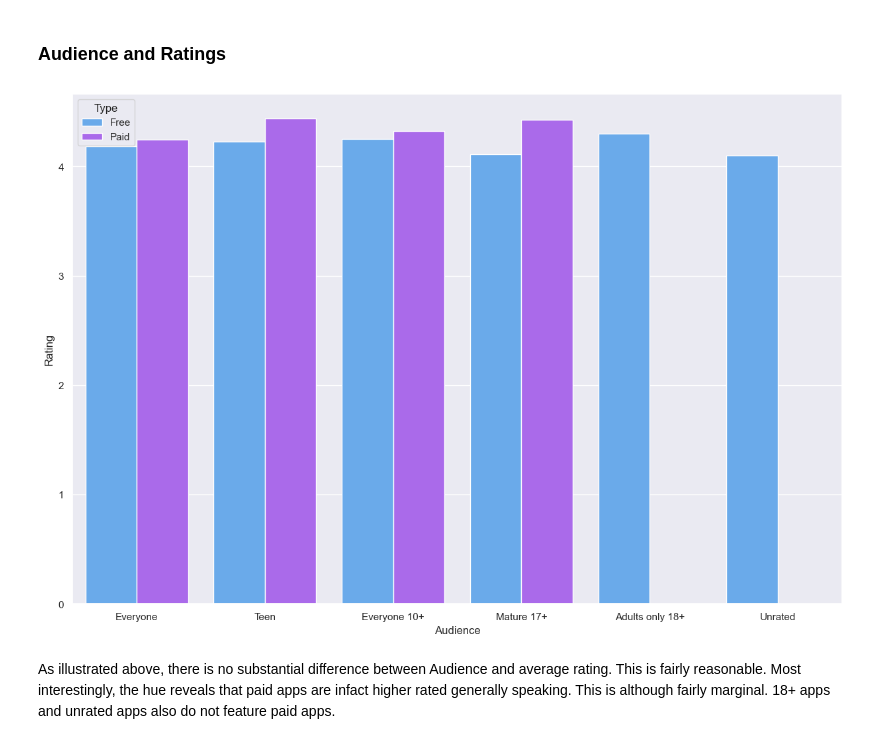
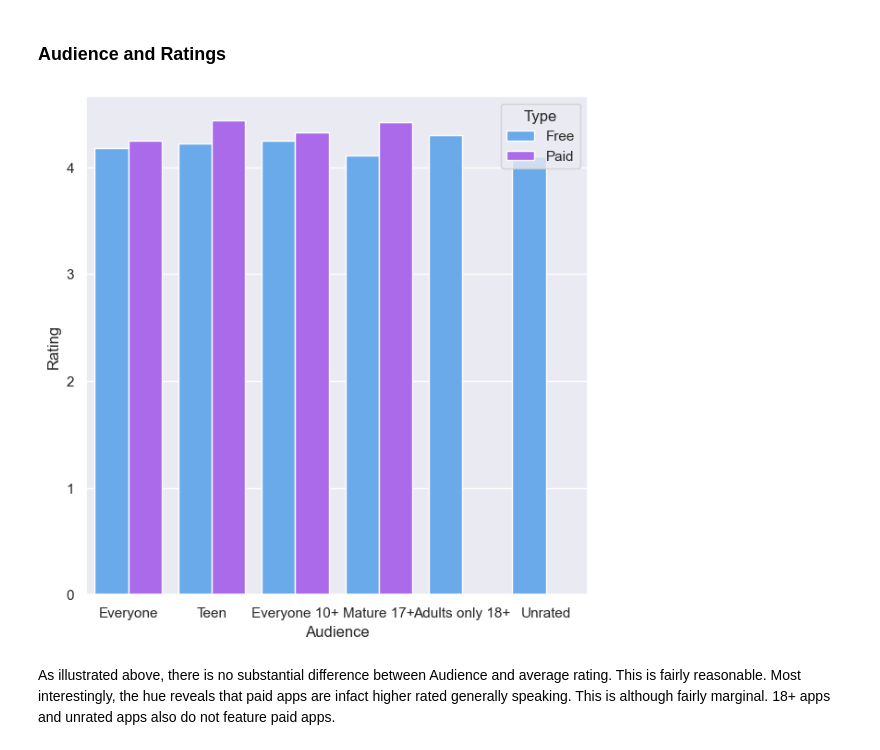
Before and after one commit to ubco-W2022T1-cosc301/project-group36, a Jupyter notebook: notebooks/analysis 3.ipynb, the cells around one changed output. Drawn from its saved outputs; the diff is of its cells as text; code cells hidden in the pictures.

```diff
--- a/notebooks/analysis 3.ipynb
+++ b/notebooks/analysis 3.ipynb
@@ -239,7 +249,7 @@ df.head()
 ### Number of downloads and user ratings
 # %%
 import seaborn as sns
-sns.set(rc={"figure.figsize":(15, 8)})
+sns.set(rc={"figure.figsize":(8, 3)})
 g = sns.barplot(
     x= 'Downloads',
     y= 'Rating',
@@ -265,7 +275,7 @@ may end up rating them lowly. Many of these apps are probably social media as we
 # %% [markdown]
 ### Number of reviews and ratings
 # %%
-sns.set(rc={"figure.figsize":(30, 8)})
+sns.set(rc={"figure.figsize":(25, 4)})
 h = sns.lmplot(
     x= 'Rating',
     y= 'No. of reviews',
@@ -287,17 +297,18 @@ This range is rather massive, notably being exponential in nature.
 # %% [markdown]
 ### Audience and Ratings
 # %%
+sns.set(rc={"figure.figsize":(7, 7)})
 j = sns.barplot(
             x= 'Audience',
             y = 'Rating',
             hue = 'Type',
             data = df,
             errorbar=None,
             palette ='cool'
 )
 #j.set(xlabel="Rating and Size Distribution", title = "Rating and Size vs Installs")
 # %% [output]
-[figure, old version]
+[figure, new version]
 # %% [markdown]
 As illustrated above, there is no substantial difference between Audience and average rating. This is fairly reasonable.
 Most interestingly, the hue reveals that paid apps are infact higher rated generally speaking.
```
Also changed, not shown: parts of 8 cells of this notebook, 1 other file.
